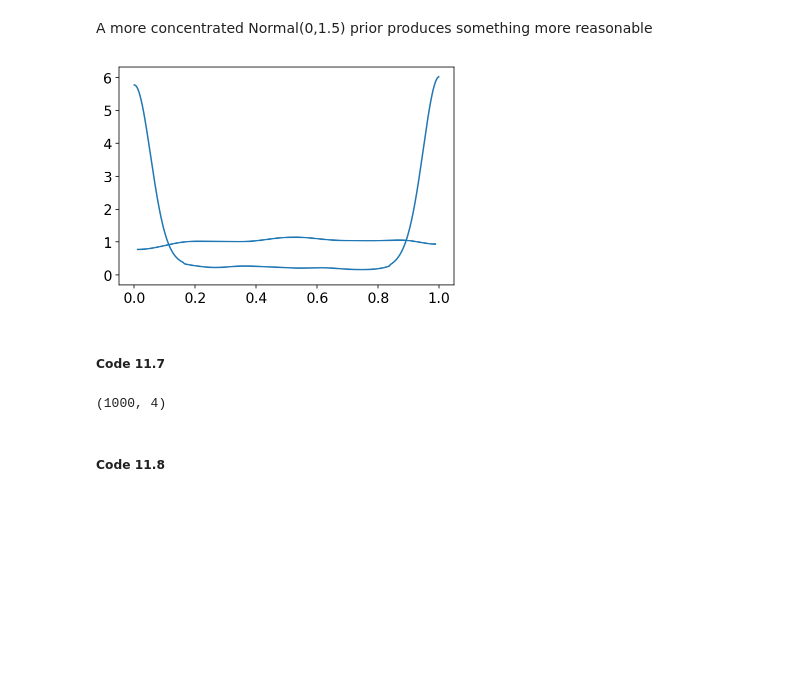
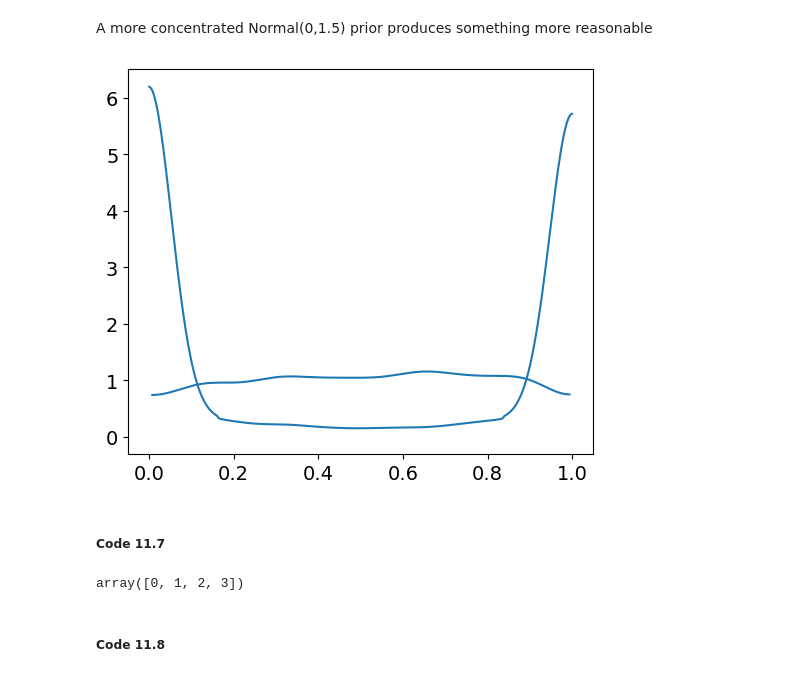
Before and after one commit to qpsy/rethinking-tfp2, a Jupyter notebook: 11_god_spiked_the_integers-2.ipynb, the cells around one changed output. Saved outputs shown, nothing was run; the diff lists cells and outputs as text; code cells hidden in the pictures; blank space fills up the shorter version.

```diff
--- a/11_god_spiked_the_integers-2.ipynb
+++ b/11_god_spiked_the_integers-2.ipynb
@@ -87,24 +95,19 @@ d.describe()
 # %% [markdown]
 ##### Code 11.4
 # %%
-def model_11_1(alpha_scale):
+def model_11_1(a_scale):
     def _generator():
-        alpha = yield Root(
-            tfd.Sample(tfd.Normal(loc=0.0, scale=alpha_scale), sample_shape=1)
-        )
-        logit = alpha
-        pulled_left = yield tfd.Independent(
-            tfd.Binomial(total_count=1.0, logits=logit), reinterpreted_batch_ndims=1
-        )
+        a = yield tfd.Normal(loc=0., scale=a_scale, name='a')
+        logit = a
+        yield tfd.Binomial(total_count=1., logits=logit, name='pulled_left')
 
-    return tfd.JointDistributionCoroutine(_generator, validate_args=True)
-
-
-jdc_11_1 = model_11_1(alpha_scale=10.0)
+    return tfd.JointDistributionCoroutineAutoBatched(_generator)
+# %%
+jd_11_1 = model_11_1(a_scale=10.)
 # %% [markdown]
 ##### Code 11.5
 # %%
-prior = jdc_11_1.sample(1000)
+prior = jd_11_1.sample(1000, seed=key())
 # %% [markdown]
 ##### Code 11.6
 # %%
@@ -116,11 +119,11 @@ plt.show()
 # %% [markdown]
 Most of the probability mass in the above plot is piled up near zero or one. A flat prior in the logit space is not a flat prior in the outcome probability space.
 # %%
-jdc_11_1b = model_11_1(alpha_scale=1.5)
-prior_with_1_5 = jdc_11_1b.sample(1000)
+jd_11_1b = model_11_1(a_scale=1.5)
+prior_with_1_5 = jd_11_1b.sample(1000, seed=key())
 
-p = tf.math.sigmoid(prior_with_1_5[0])
+p = jax.nn.sigmoid(prior_with_1_5[0])
 
-az.plot_kde(p.numpy())
+az.plot_kde(p)
 plt.show()
 # %% [output]
@@ -130,13 +133,13 @@ A more concentrated Normal(0,1.5) prior produces something more reasonable
 # %%
 # simply showing both of the above plots
 # at the same time to reproduce figure 11.3
 
-p1 = tf.math.sigmoid(prior[0])
-p2 = tf.math.sigmoid(prior_with_1_5[0])
-az.plot_kde(p1.numpy())
-az.plot_kde(p2.numpy())
+p1 = jax.nn.sigmoid(prior[0])
+p2 = jax.nn.sigmoid(prior_with_1_5[0])
+az.plot_kde(p1)
+az.plot_kde(p2)
 plt.show()
 # %% [output]
-[figure, old version]
+[figure, new version]
 # %% [markdown]
 ##### Code 11.7
@@ -145,2 +146,6 @@ tdf = dataframe_to_tensors("Chimpanzee", d, {"treatment": tf.int32})
+# %%
+d.treatment.unique()
+# %% [output]
+array([0, 1, 2, 3])
 # %%
 def model_11_2(treatments):
@@ -168,14 +167,3 @@ prior_b = prior_b.numpy()
-# %%
-def compute_p_for_given_treatment(t):
-    p = prior_a[:, 0] + prior_b[:, t]
-    return tf.math.sigmoid(p)
-
-
-p = np.array(list(map(compute_p_for_given_treatment, np.arange(4)))).T
-
-p.shape
-# %% [output]
-(1000, 4)
 # %% [markdown]
 ##### Code 11.8
 # %%
```
Also changed, not shown: parts of 190 cells of this notebook.
